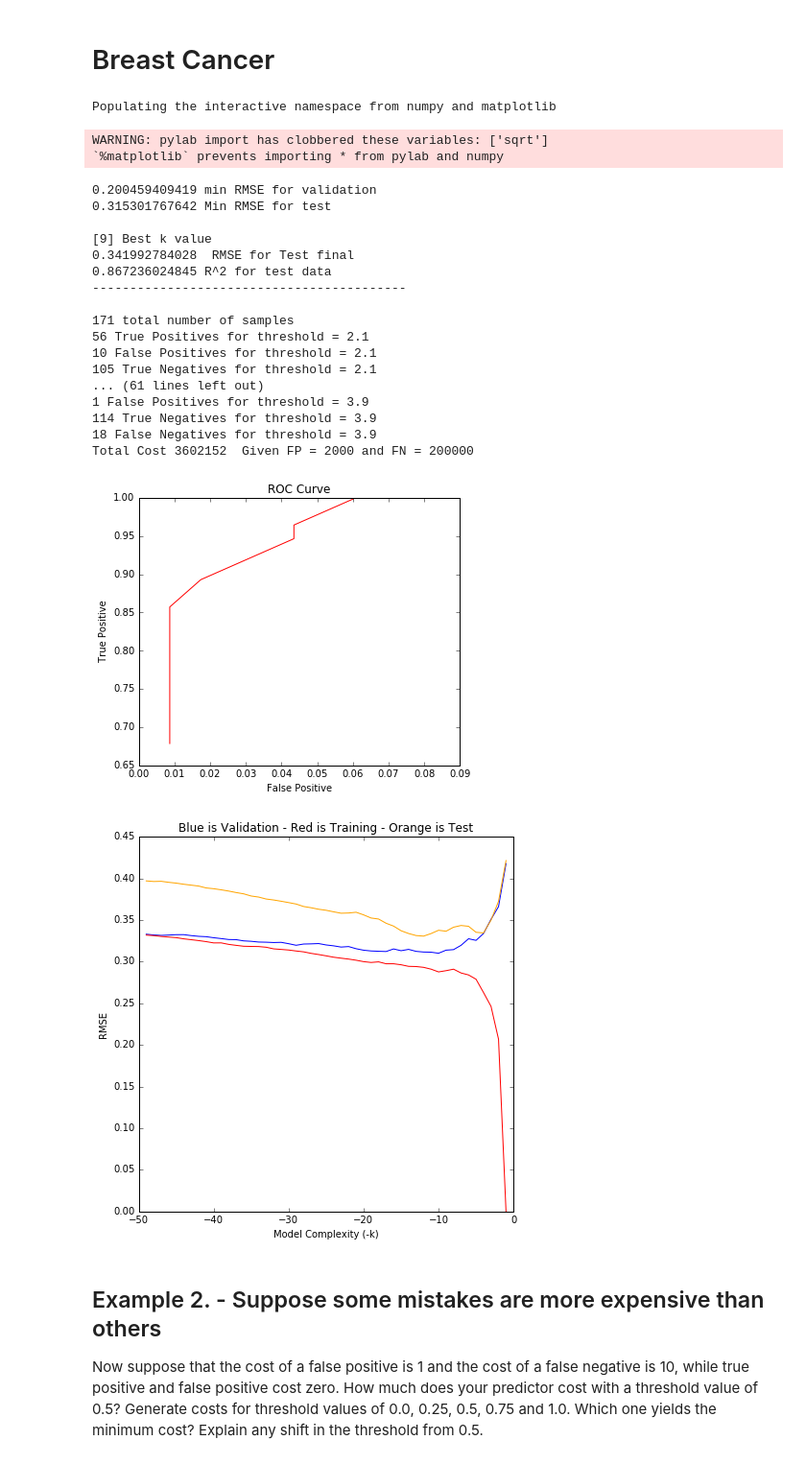
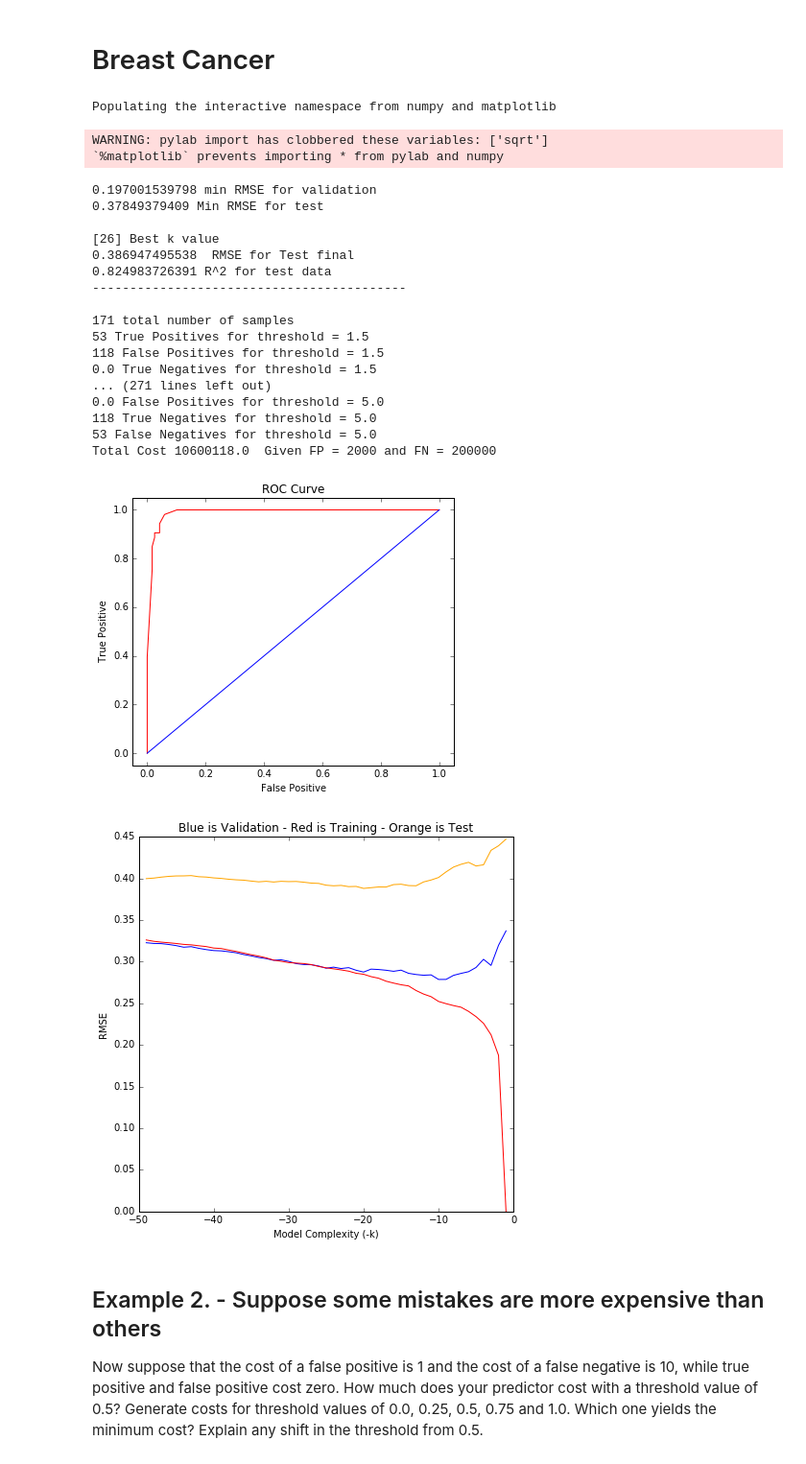
Before and after one commit to jonhilgart22/Galvanize-Machine-Learning-I, a Jupyter notebook: week3/3.1new/3.1-LectureLabComboROCetc-Jonathan-Hilgart.ipynb, the cells around one changed output. Shown: that part at 96% size. Cells and saved outputs as stored; diff of their text form; code cells hidden in the pictures.

```diff
--- a/week3/3.1new/3.1-LectureLabComboROCetc-Jonathan-Hilgart.ipynb
+++ b/week3/3.1new/3.1-LectureLabComboROCetc-Jonathan-Hilgart.ipynb
@@ -182,7 +182,7 @@ nFolds = 5  #number of cross validation folds
 rmse_train = {}
 rmse_val = {}
 rmse_test = {}
-
+r_2_test=[]
 
 #cross validation loop
 
@@ -277,20 +277,18 @@ false_positive = []
 
 
 #threshold for ROC curve
-for t in np.linspace(2.1,3.9,10):
+for t in np.linspace(1.5,5,40):
     tp = sum([1 for (l,p) in list(zip(final_labels,final_predictions)) if p>t and l>3]) # good
 
-    fn = sum([1 for (l,p) in list(zip(final_labels,final_predictions)) if p<=t and l>3]) #good
+    fp = sum([1 for (l,p) in list(zip(final_labels,final_predictions)) if p>t and l<3]) #good
 
-    fp = sum([1 for (l,p) in list(zip(final_labels,final_predictions)) if p>t and l<3]) # good
+    fn = sum([1 for (l,p) in list(zip(final_labels,final_predictions)) if p<=t and l>3]) # good
 
     tn = sum([1 for (l,p) in list(zip(final_labels,final_predictions)) if p<=t and l<3]) # good
 
 
-    #print(tp,fp,tn,fn)
-    #print(sum([fp,fn*10]),' Total cost for threshold = {}'.format(t))
-    true_positive.append(float(tp/(sum(final_labels>3)))) ## >1 is positive for scaled data
-    false_positive.append(float(fp/(sum(final_labels<3)))) # < 0 is negative for scaled data
+    true_positive.append(tp/(sum(final_labels>3)))## >3 is positive for scaled data
+    false_positive.append(fp/(sum(final_labels<3))) # < 3 is negative for scaled data
 
     print()
     print(len(final_labels),'total number of samples')
@@ -302,9 +300,12 @@ for t in np.linspace(2.1,3.9,10):
     print('Total Cost',sum([tp,fp*cost_of_fp,tn,fn*cost_of_fn]),' Given FP = {} and FN = {}'.format(cost_of_fp,cost_of_fn))
 
 
-
+#ROC plot
 plt.figure(figsize=(6,5))
-plt.plot(sorted(false_positive,reverse = False),sorted(true_positive,reverse=False),color='red')
+plt.plot(false_positive ,true_positive,color='red')
+plt.plot(np.linspace(0,1,10), np.linspace(0,1,10))
+plt.xlim([-.05,1.05])
+plt.ylim([-.05,1.05])
 plt.xlabel('False Positive')
 plt.ylabel(' True Positive')
 plt.title('ROC Curve')
@@ -314,48 +315,48 @@ plt.title('ROC Curve')
 #plt.plot(sorted([t for t in np.linspace(-2,2,10)],reverse = False),sorted(false_negative, reverse = False),color='blue')
 # plt.title('true positive = red ,False negative = blue')
 # plt.xlabel('Threshold value')
 
 
 #################
 
 
 
 
 
 
 print()
 
 
 plt.figure(figsize=(7,7))
 plt.plot([-k for k in rmse_val.keys()],[mean(k) for k in rmse_val.values()],color='b') #reverse k for complexity
 plt.plot([-k for k in rmse_train.keys()],[mean(k) for k in rmse_train.values()],color='r') #reverse k for complexity
 plt.plot([-k for k in rmse_test.keys()],[mean(k) for k in rmse_test.values()],color='orange')
 plt.title('Blue is Validation - Red is Training - Orange is Test')
 plt.xlabel('Model Complexity (-k)')
 plt.ylabel("RMSE");
 # %% [output]
 Populating the interactive namespace from numpy and matplotlib
 WARNING: pylab import has clobbered these variables: ['sqrt']
 `%matplotlib` prevents importing * from pylab and numpy
-0.200459409419 min RMSE for validation
-0.315301767642 Min RMSE for test
+0.197001539798 min RMSE for validation
+0.37849379409 Min RMSE for test
 
-[9] Best k value
-0.341992784028  RMSE for Test final
-0.867236024845 R^2 for test data
+[26] Best k value
+0.386947495538  RMSE for Test final
+0.824983726391 R^2 for test data
 ------------------------------------------
 
 171 total number of samples
-56 True Positives for threshold = 2.1
-10 False Positives for threshold = 2.1
-105 True Negatives for threshold = 2.1
-... (61 lines left out)
-1 False Positives for threshold = 3.9
-114 True Negatives for threshold = 3.9
-18 False Negatives for threshold = 3.9
-Total Cost 3602152  Given FP = 2000 and FN = 200000
+53 True Positives for threshold = 1.5
+118 False Positives for threshold = 1.5
+0.0 True Negatives for threshold = 1.5
+... (271 lines left out)
+0.0 False Positives for threshold = 5.0
+118 True Negatives for threshold = 5.0
+53 False Negatives for threshold = 5.0
+Total Cost 10600118.0  Given FP = 2000 and FN = 200000
-[figure, old version]
+[figure, new version]
-[figure, old version]
+[figure, new version]
 # %% [markdown]
 ## Example 2. - Suppose some mistakes are more expensive than others
 Now suppose that the cost of a false positive is 1 and the cost of a false negative is 10, while true positive and false positive cost zero.  How much does your predictor cost with a threshold value of 0.5?  Generate costs for threshold values of 0.0, 0.25, 0.5, 0.75 and 1.0.  Which one yields the minimum cost?  Explain any shift in the threshold from 0.5.
```
Also changed, not shown: parts of 2 cells of this notebook, 4 other files.
